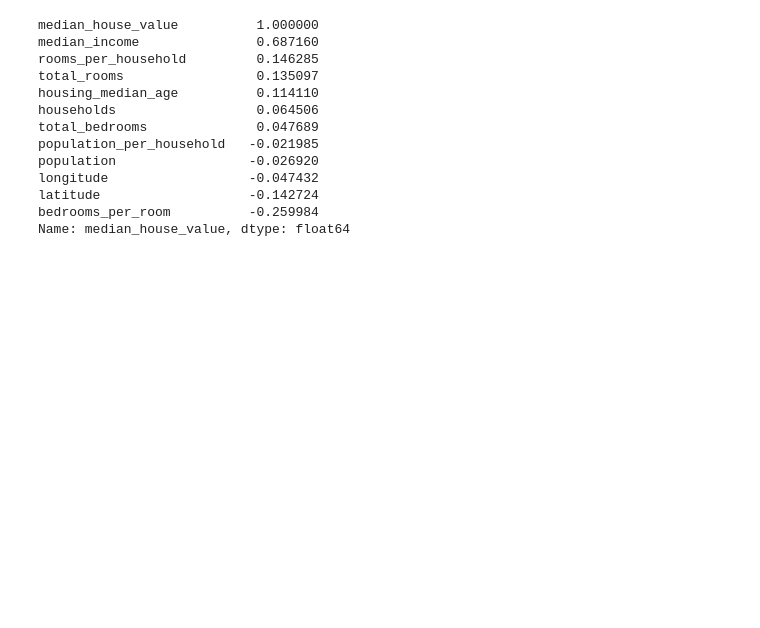
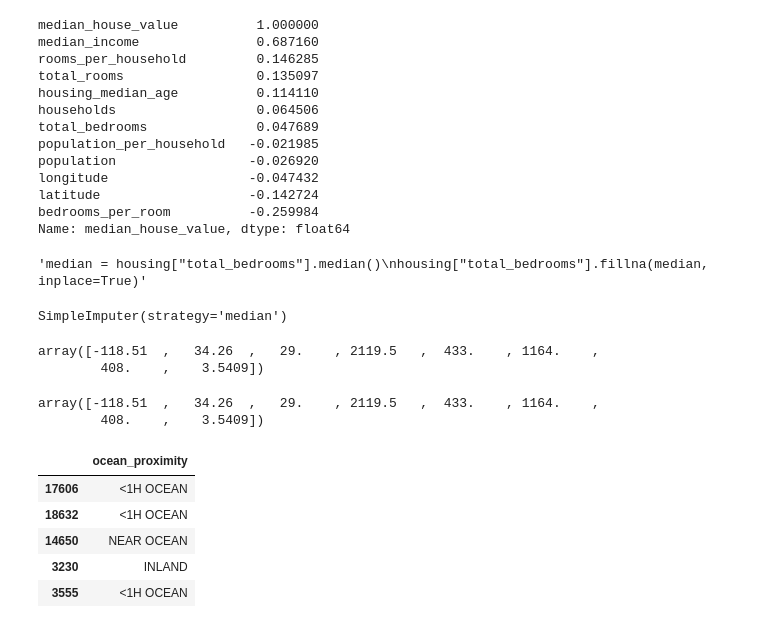
Before and after one commit to Nil-Andreu/housingprices, a Jupyter notebook: housingprices.ipynb, the cells around one changed output. Saved outputs shown, nothing was run; the diff lists cells and outputs as text; code cells hidden in the pictures; blank space fills up the shorter version.

```diff
--- a/housingprices.ipynb
+++ b/housingprices.ipynb
@@ -213,3 +222,34 @@ longitude                  -0.047432
 latitude                   -0.142724
 bedrooms_per_room          -0.259984
 Name: median_house_value, dtype: float64
+# %%
+#We revert to a clean training set and separate the predictors and the labels
+housing=strat_train_set.drop("median_house_value", axis=1)
+housing_labels=strat_train_set["median_house_value"].copy()
+# %%
+#There were missing values in the total_bedroom attributes, so we have to fix that by using the medians for the missin ones
+'''median = housing["total_bedrooms"].median()
+housing["total_bedrooms"].fillna(median, inplace=True)'''
+
+#This as one option, the other two was to get rid of the corresponding districts or of the attribute
+# %% [output]
+'median = housing["total_bedrooms"].median()\nhousing["total_bedrooms"].fillna(median, inplace=True)'
+# %%
+#We could do the anterior option using Scikit-Learn
+from sklearn.impute import SimpleImputer
+imputer = SimpleImputer(strategy="median")
+housing_num = housing.drop("ocean_proximity", axis=1)
+imputer.fit(housing_num)
+# %% [output]
+SimpleImputer(strategy='median')
+# %%
+#We have stored the median inside the statistics_ instance
+imputer.statistics_
+# %% [output]
+array([-118.51  ,   34.26  ,   29.    , 2119.5   ,  433.    , 1164.    ,
+        408.    ,    3.5409])
+# %%
+housing_num.median().values
+# %% [output]
+array([-118.51  ,   34.26  ,   29.    , 2119.5   ,  433.    , 1164.    ,
+        408.    ,    3.5409])
@@ -215,0 +259,11 @@ Name: median_house_value, dtype: float64
+# %%
+#We are going to handle now the categorical and text attributes
+housing_cat = housing[["ocean_proximity"]]
+housing_cat.head()
+# %% [output]
+|  | ocean_proximity |
+| 17606 | <1H OCEAN |
+| 18632 | <1H OCEAN |
+| 14650 | NEAR OCEAN |
+| 3230 | INLAND |
+| 3555 | <1H OCEAN |
```
Also changed, not shown: parts of 31 cells of this notebook.
